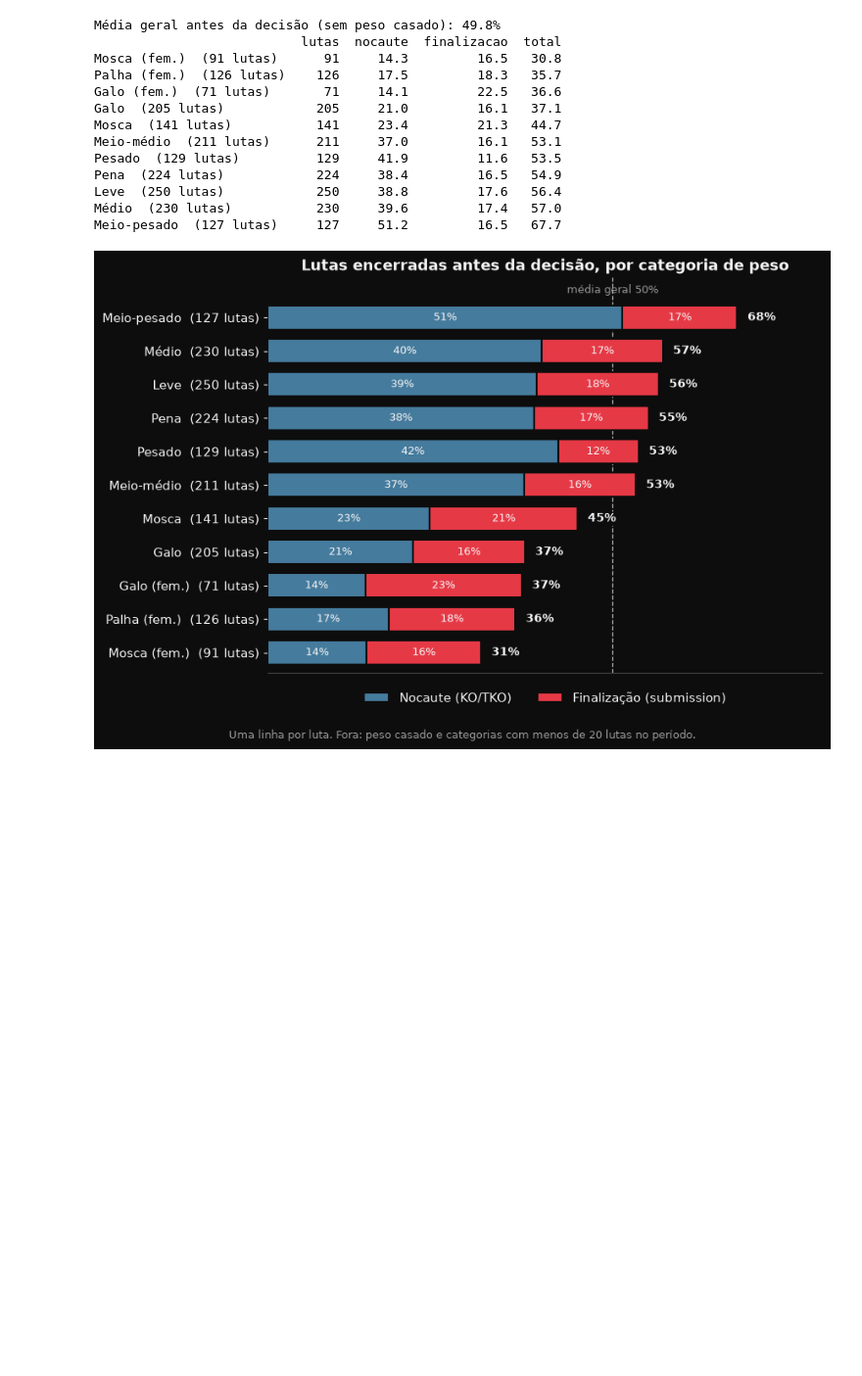
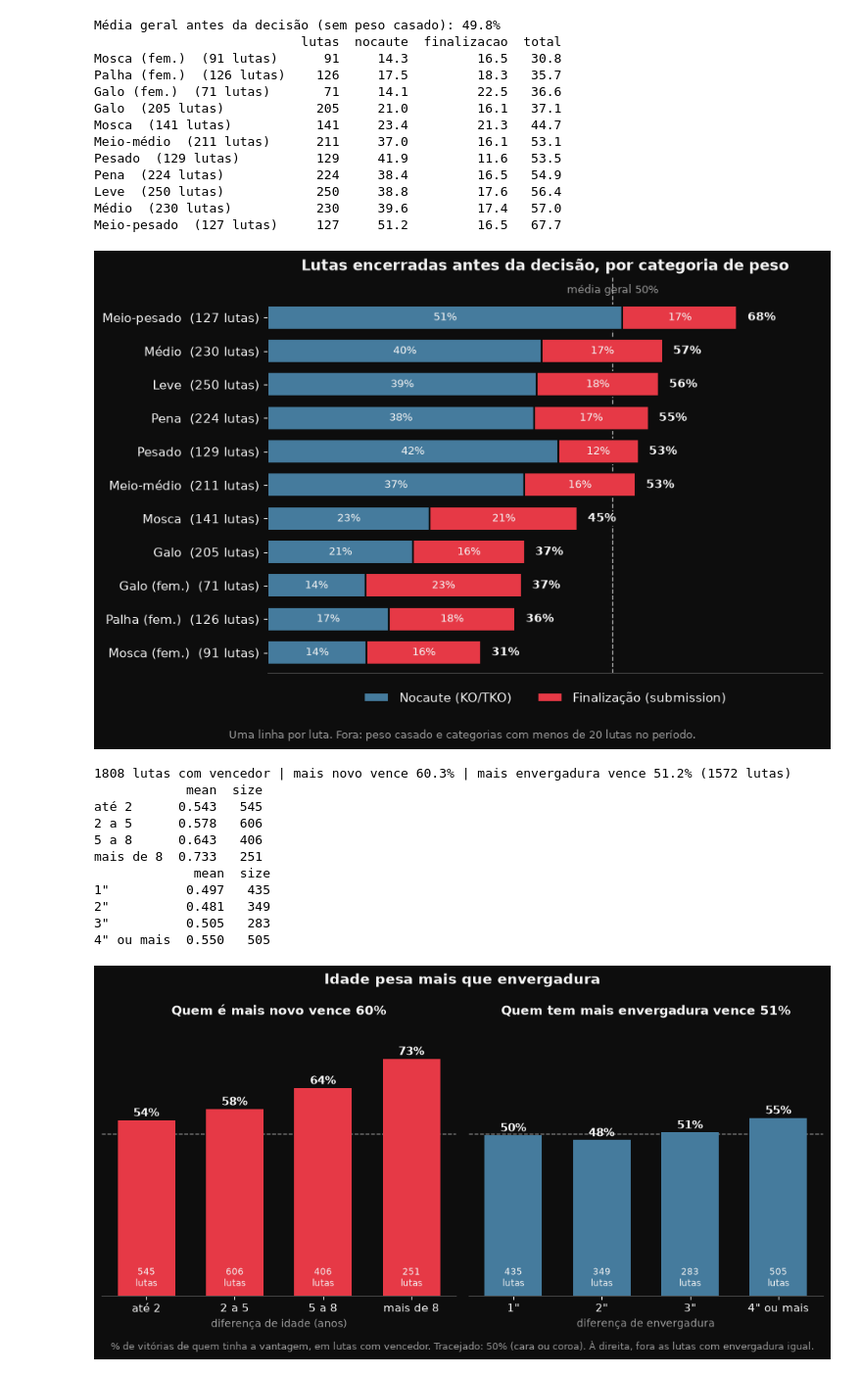
Before and after one commit to khannnn1/ufc-data, a Jupyter notebook: notebooks/02_visualizacao.ipynb, the cells around one changed output. Shown at 98% size. Drawn from its saved outputs; the diff is of its cells as text; code cells hidden in the pictures; blank space fills up the shorter version.

Commit message:
Adiciona gráfico de idade vs envergadura
Co-Authored-By: Claude Opus 5.5 <noreply@anthropic.com>

```diff
--- a/notebooks/02_visualizacao.ipynb
+++ b/notebooks/02_visualizacao.ipynb
@@ -750,3 +750,79 @@ Leve  (250 lutas)            250     38.8         17.6   56.4
 Médio  (230 lutas)           230     39.6         17.4   57.0
 Meio-pesado  (127 lutas)     127     51.2         16.5   67.7
 [figure]
+# %%
+# Idade x envergadura: em cada luta com vencedor, quem tinha a vantagem venceu com que frequência?
+# Idade na data do evento (nascimento da página do lutador); envergadura em polegadas, como no
+# site (1" = 2,54 cm). Lutadores ligados pelo link da página (Fighter_URL), não pelo nome.
+# Lutas com envergadura igual ficam de fora do painel da direita.
+import numpy as np
+
+lutadores = pd.read_csv("../data/processed/lutadores.csv")
+datas_ev = pd.read_csv("../data/processed/eventos.csv")[["Event_URL", "Event_Date"]]
+fisico = df.merge(lutadores, on="Fighter_URL").merge(datas_ev, on="Event_URL")
+fisico["idade"] = (pd.to_datetime(fisico["Event_Date"]) - pd.to_datetime(fisico["DOB"])).dt.days / 365.25
+fisico["envergadura_pol"] = (fisico["Reach_cm"] / 2.54).round(1)
+
+colunas_fis = ["idade", "envergadura_pol"]
+vencedor = fisico[fisico["Resultado"] == "W"].set_index("Fight_URL")[colunas_fis]
+perdedor = fisico[fisico["Resultado"] == "L"].set_index("Fight_URL")[colunas_fis]
+duelos = vencedor.join(perdedor, lsuffix="_v", rsuffix="_p", how="inner")
+
+dif_idade = duelos["idade_v"] - duelos["idade_p"]  # negativo = o vencedor era mais novo
+dif_env = duelos["envergadura_pol_v"] - duelos["envergadura_pol_p"]  # positivo = o vencedor tinha mais alcance
+
+faixas_idade = pd.cut(dif_idade.abs(), [0, 2, 5, 8, 99], labels=["até 2", "2 a 5", "5 a 8", "mais de 8"])
+painel_idade = (dif_idade < 0).groupby(faixas_idade, observed=True).agg(["mean", "size"])
+
+com_dif = dif_env != 0
+faixas_env = pd.cut(dif_env[com_dif].abs(), [0, 1, 2, 3, 99], labels=['1"', '2"', '3"', '4" ou mais'])
+painel_env = (dif_env[com_dif] > 0).groupby(faixas_env, observed=True).agg(["mean", "size"])
+
+geral_idade = (dif_idade < 0).mean() * 100
+geral_env = (dif_env[com_dif] > 0).mean() * 100
+print(f"{len(duelos)} lutas com vencedor | mais novo vence {geral_idade:.1f}% | mais envergadura vence {geral_env:.1f}% ({com_dif.sum()} lutas)")
+print(painel_idade.round(3)); print(painel_env.round(3))
+
+fig, (ax1, ax2) = plt.subplots(1, 2, figsize=(10, 5.2), sharey=True)
+paineis = [
+    (ax1, painel_idade, COR_VERMELHO, f"Quem é mais novo vence {geral_idade:.0f}%", "diferença de idade (anos)"),
+    (ax2, painel_env, COR_AZUL, f"Quem tem mais envergadura vence {geral_env:.0f}%", "diferença de envergadura"),
+]
+for ax, painel, cor, titulo, rotulo_x in paineis:
+    x = np.arange(len(painel))
+    barras = ax.bar(x, painel["mean"] * 100, color=cor, width=0.65)
+    for barra, (_, linha) in zip(barras, painel.iterrows()):
+        ax.text(barra.get_x() + barra.get_width() / 2, barra.get_height() + 1.2, f"{linha['mean'] * 100:.0f}%",
+                ha="center", fontsize=11, fontweight="bold", color="#f5f5f5")
+        ax.text(barra.get_x() + barra.get_width() / 2, 3, f"{int(linha['size'])}\nlutas",
+                ha="center", fontsize=8.5, color="#f5f5f5")
+    ax.axhline(50, color="#9a9a9a", linestyle="--", linewidth=1, zorder=0.5)
+    ax.set_xticks(x)
+    ax.set_xticklabels(painel.index)
+    ax.set_xlabel(rotulo_x, color="#9a9a9a", fontsize=10)
+    ax.set_title(titulo, fontsize=12, fontweight="bold")
+    ax.set_yticks([])
+    ax.grid(False)
+ax1.set_ylim(0, 85)
+
+fig.suptitle("Idade pesa mais que envergadura", fontsize=14, fontweight="bold")
+fig.text(0.5, 0.01, "% de vitórias de quem tinha a vantagem, em lutas com vencedor. Tracejado: 50% (cara ou coroa). "
+         "À direita, fora as lutas com envergadura igual.",
+         ha="center", fontsize=9, color="#9a9a9a")
+
+plt.tight_layout(rect=(0, 0.03, 1, 1))
+plt.savefig("../figures/idade_vs_envergadura.png", dpi=150, facecolor=fig.get_facecolor())
+plt.show()
+# %% [output]
+1808 lutas com vencedor | mais novo vence 60.3% | mais envergadura vence 51.2% (1572 lutas)
+            mean  size
+até 2      0.543   545
+2 a 5      0.578   606
+5 a 8      0.643   406
+mais de 8  0.733   251
+             mean  size
+1"          0.497   435
+2"          0.481   349
+3"          0.505   283
+4" ou mais  0.550   505
+[figure, added]
```
Also changed, not shown: 3 other files.
